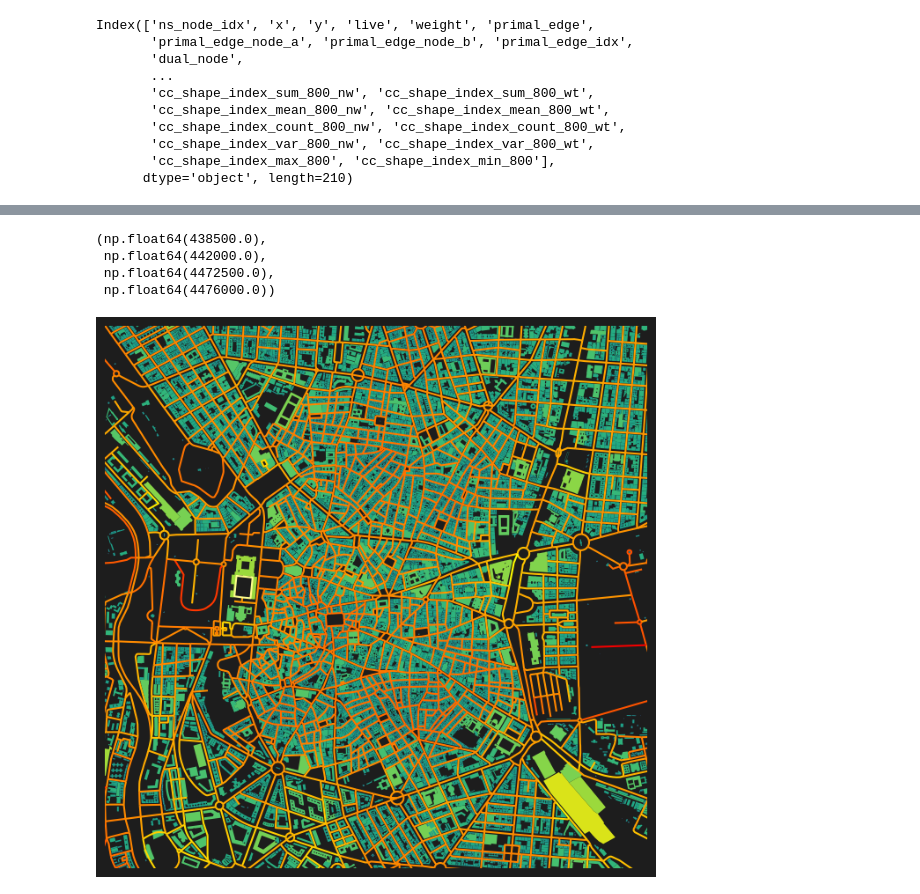
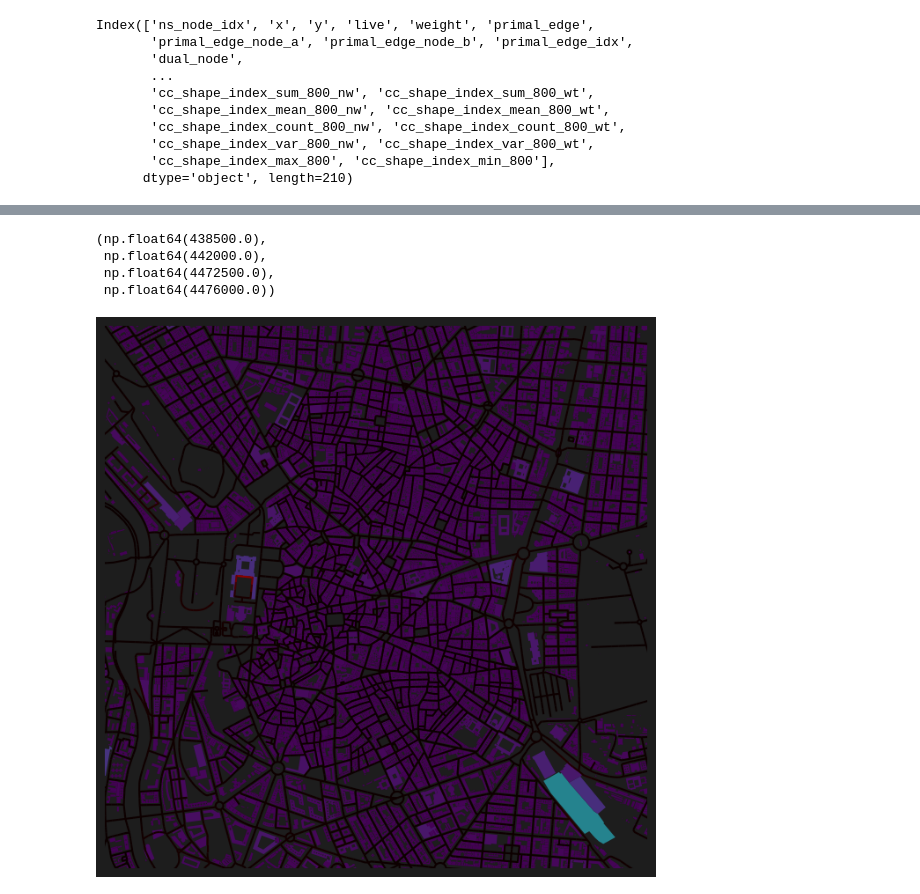
Before and after one commit to benchmark-urbanism/cityseer-examples, a Jupyter notebook: recipes/stats/gpd_stats.ipynb, the cells around one changed output, grey strips where cells are left out. Cells and saved outputs as stored; diff of their text form; code cells hidden in the pictures.

```diff
--- a/recipes/stats/gpd_stats.ipynb
+++ b/recipes/stats/gpd_stats.ipynb
@@ -8,6 +7,7 @@ from matplotlib import colors
 streets_gpd = gpd.read_file("data/madrid_streets/street_network.gpkg")
 streets_gpd = streets_gpd.explode(reset_index=True)
 G = io.nx_from_generic_geopandas(streets_gpd)
+G = graphs.nx_decompose(G, 50)
 G_dual = graphs.nx_to_dual(G)
 nodes_gdf, _edges_gdf, network_structure = io.network_structure_from_nx(G_dual)
 # %% [output]
@@ -82,25 +90,25 @@ Index(['ns_node_idx', 'x', 'y', 'live', 'weight', 'primal_edge',
 # %%
 fig, ax = plt.subplots(1, 1, figsize=(8, 8), facecolor="#1d1d1d")
 nodes_gdf.plot(
     column="cc_area_mean_400_wt",
     cmap="hot",
     legend=False,
-    norm=colors.LogNorm(),  # Apply log normalization
+    # norm=colors.LogNorm(),  # Apply log normalization
     ax=ax,
 )
 bldgs_gpd.plot(
     column="area",
     cmap="viridis",
     legend=False,
-    norm=colors.LogNorm(),  # Apply log normalization
+    # norm=colors.LogNorm(),  # Apply log normalization
     ax=ax,
 )
 ax.set_xlim(438500, 438500 + 3500)
 ax.set_ylim(4472500, 4472500 + 3500)
 ax.axis(False)
 # %% [output]
 (np.float64(438500.0),
  np.float64(442000.0),
  np.float64(4472500.0),
  np.float64(4476000.0))
-[figure, old version]
+[figure, new version]
```
Also changed, not shown: parts of 5 cells of this notebook, 6 other files.
